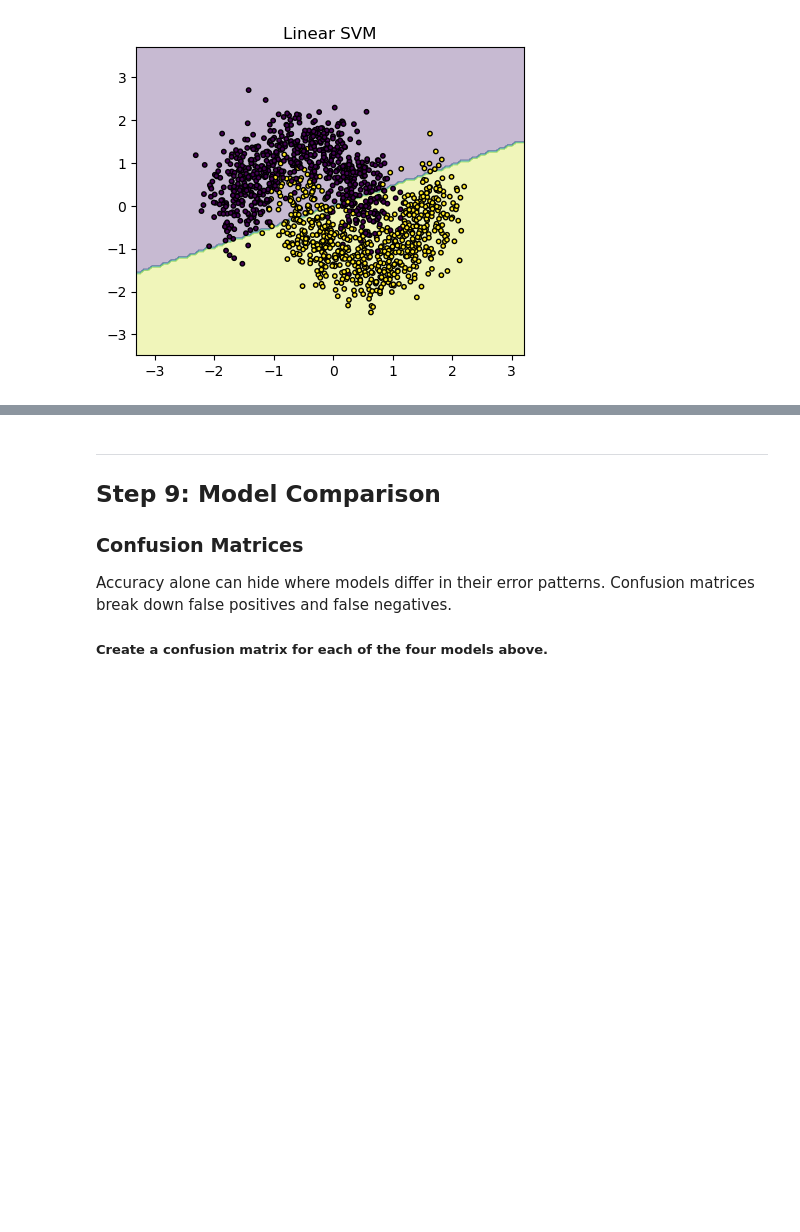
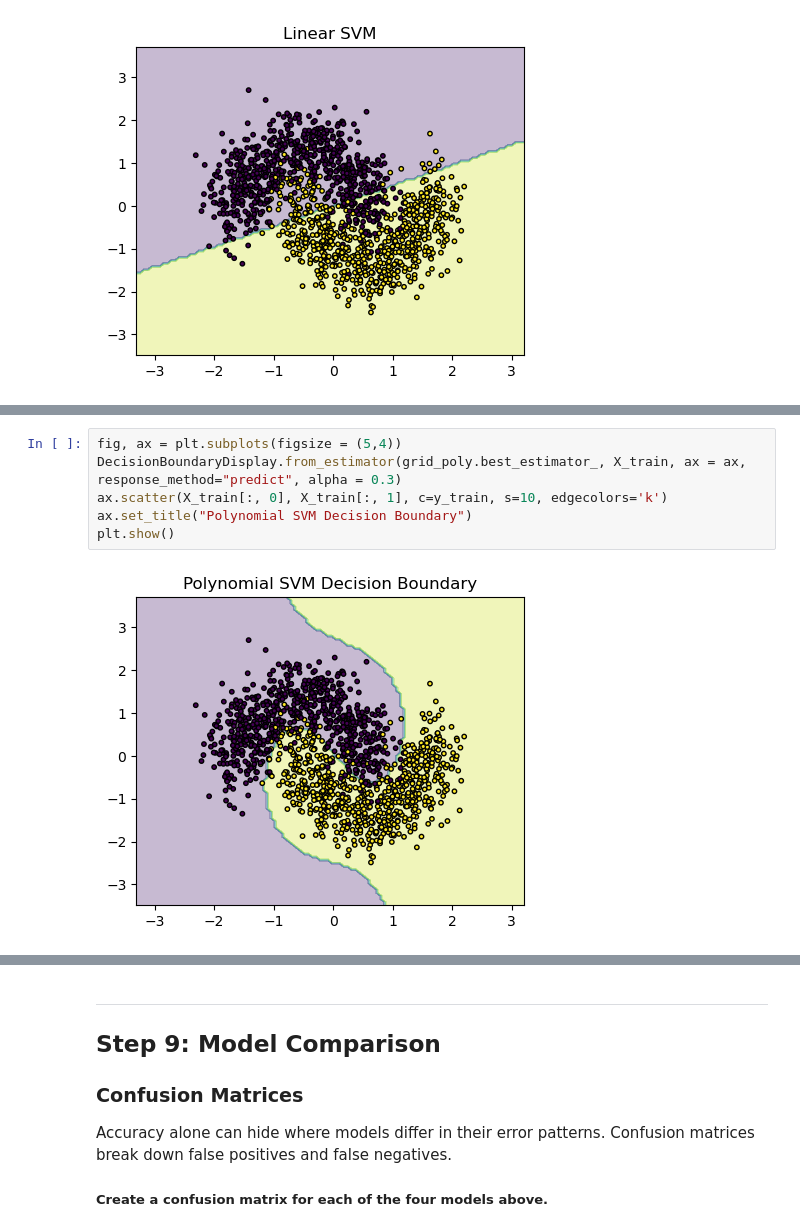
Before and after one commit to ht-oliver/eds232-labs, a Jupyter notebook: lab8.ipynb, the cells around one changed output, grey strips where cells are left out. Saved outputs shown, nothing was run; the diff lists cells and outputs as text; blank space fills up the shorter version.

```diff
--- a/lab8.ipynb
+++ b/lab8.ipynb
@@ -310,0 +315,8 @@ plt.show()
+# %%
+fig, ax = plt.subplots(figsize = (5,4))
+DecisionBoundaryDisplay.from_estimator(grid_poly.best_estimator_, X_train, ax = ax, response_method="predict", alpha = 0.3)
+ax.scatter(X_train[:, 0], X_train[:, 1], c=y_train, s=10, edgecolors='k')
+ax.set_title("Polynomial SVM Decision Boundary")
+plt.show()
+# %% [output]
+[figure, added]
```
Also changed, not shown: parts of 14 cells of this notebook.
